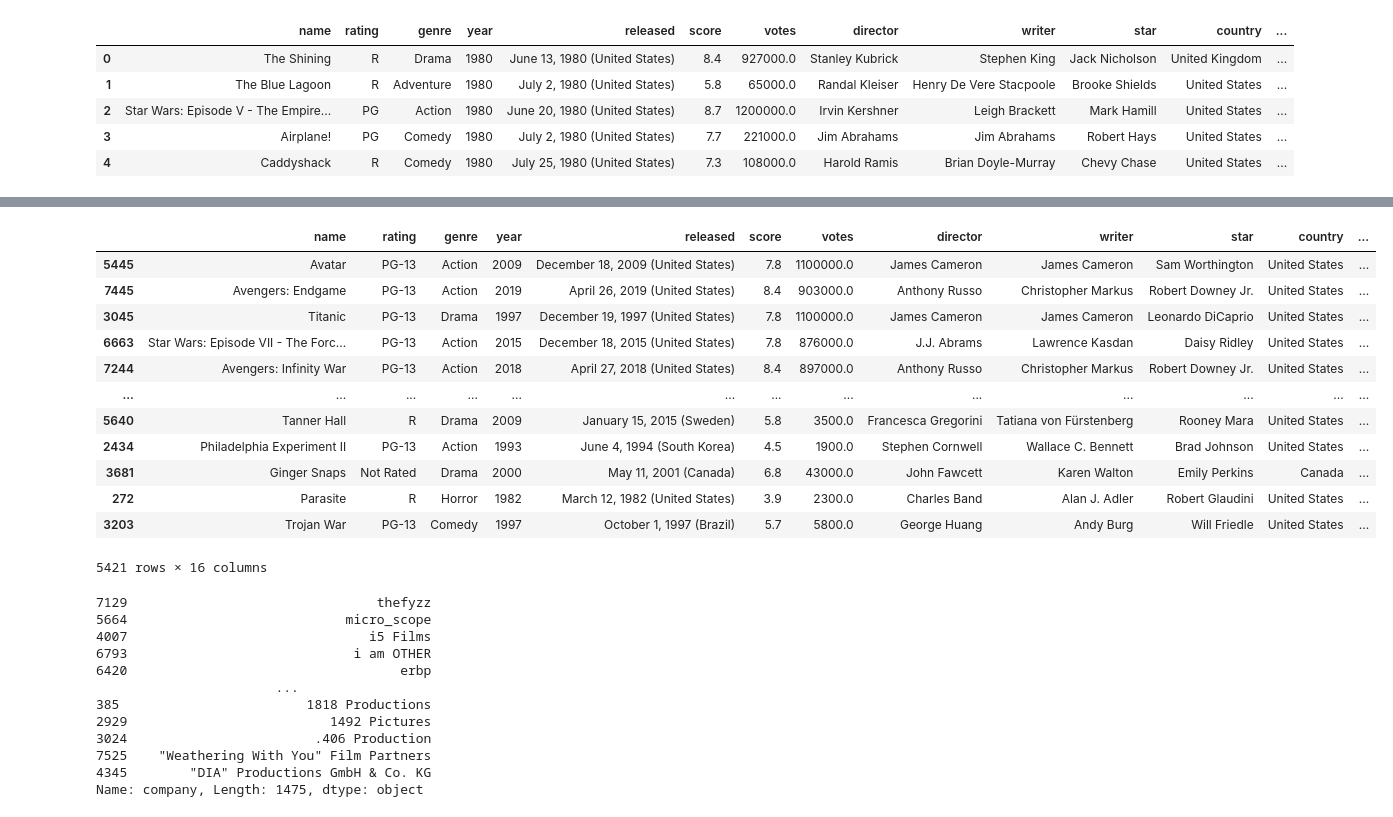
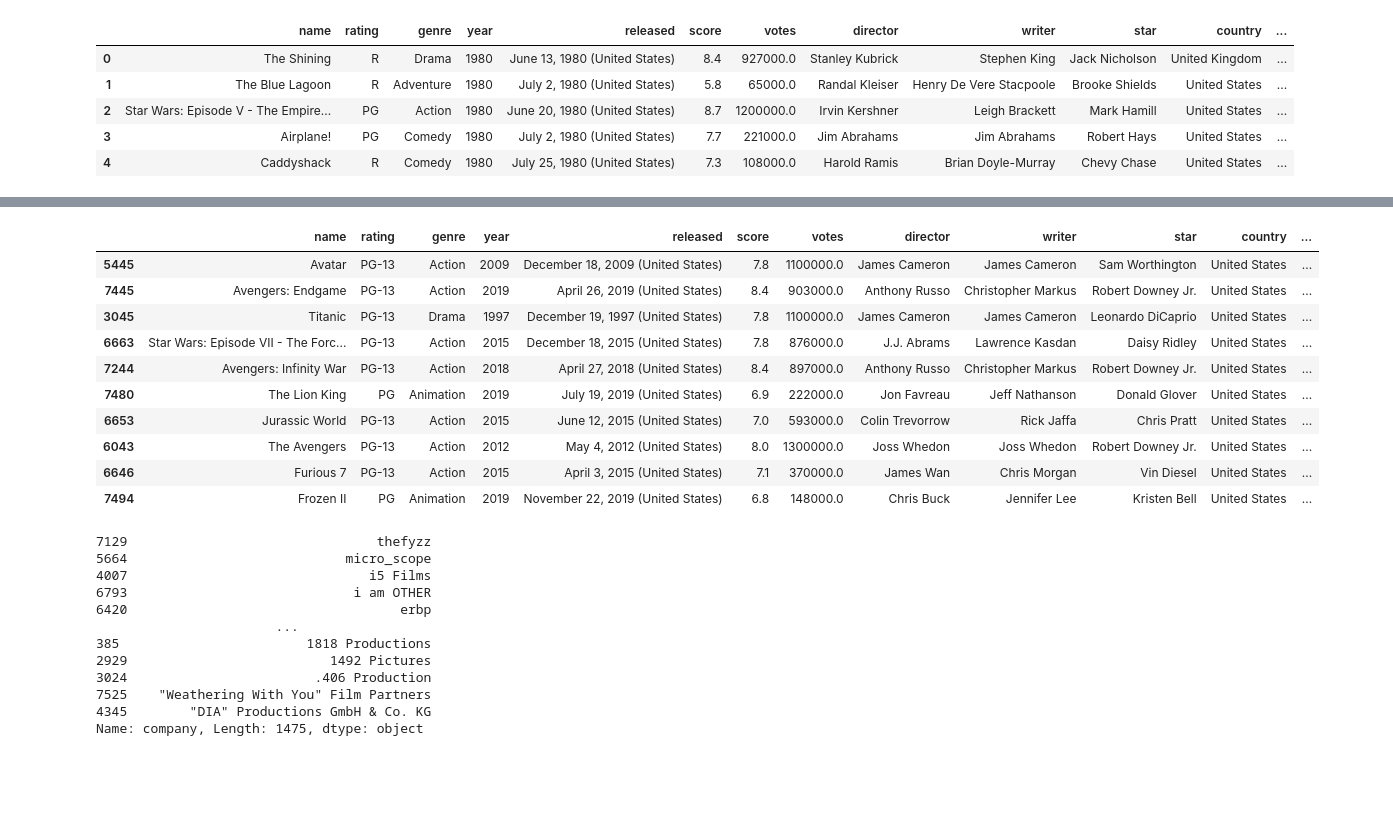
Before and after one commit to eb953/EricBanavong2, a Jupyter notebook: movies.ipynb, the cells around one changed output, grey strips where cells are left out. Cells and saved outputs as stored; diff of their text form; code cells hidden in the pictures; blank space fills up the shorter version.

```diff
--- a/movies.ipynb
+++ b/movies.ipynb
@@ -132,21 +132,21 @@ df.head(25)
 # %%
 # order the values of gross from hightest to lowest
 
-df.sort_values(by=['gross'], inplace=False, ascending=False)
+df = df.sort_values(by=['gross'], inplace=False, ascending=False)
+
+df.head(10)
 # %% [output]
 |  | name | rating | genre | year | released | score | votes | director | writer | star | country | ... |
 | 5445 | Avatar | PG-13 | Action | 2009 | December 18, 2009 (United States) | 7.8 | 1100000.0 | James Cameron | James Cameron | Sam Worthington | United States | ... |
 | 7445 | Avengers: Endgame | PG-13 | Action | 2019 | April 26, 2019 (United States) | 8.4 | 903000.0 | Anthony Russo | Christopher Markus | Robert Downey Jr. | United States | ... |
 | 3045 | Titanic | PG-13 | Drama | 1997 | December 19, 1997 (United States) | 7.8 | 1100000.0 | James Cameron | James Cameron | Leonardo DiCaprio | United States | ... |
 | 6663 | Star Wars: Episode VII - The Forc... | PG-13 | Action | 2015 | December 18, 2015 (United States) | 7.8 | 876000.0 | J.J. Abrams | Lawrence Kasdan | Daisy Ridley | United States | ... |
 | 7244 | Avengers: Infinity War | PG-13 | Action | 2018 | April 27, 2018 (United States) | 8.4 | 897000.0 | Anthony Russo | Christopher Markus | Robert Downey Jr. | United States | ... |
-| ... | ... | ... | ... | ... | ... | ... | ... | ... | ... | ... | ... | ... |
-| 5640 | Tanner Hall | R | Drama | 2009 | January 15, 2015 (Sweden) | 5.8 | 3500.0 | Francesca Gregorini | Tatiana von Fürstenberg | Rooney Mara | United States | ... |
-| 2434 | Philadelphia Experiment II | PG-13 | Action | 1993 | June 4, 1994 (South Korea) | 4.5 | 1900.0 | Stephen Cornwell | Wallace C. Bennett | Brad Johnson | United States | ... |
-| 3681 | Ginger Snaps | Not Rated | Drama | 2000 | May 11, 2001 (Canada) | 6.8 | 43000.0 | John Fawcett | Karen Walton | Emily Perkins | Canada | ... |
-| 272 | Parasite | R | Horror | 1982 | March 12, 1982 (United States) | 3.9 | 2300.0 | Charles Band | Alan J. Adler | Robert Glaudini | United States | ... |
-| 3203 | Trojan War | PG-13 | Comedy | 1997 | October 1, 1997 (Brazil) | 5.7 | 5800.0 | George Huang | Andy Burg | Will Friedle | United States | ... |
+| 7480 | The Lion King | PG | Animation | 2019 | July 19, 2019 (United States) | 6.9 | 222000.0 | Jon Favreau | Jeff Nathanson | Donald Glover | United States | ... |
+| 6653 | Jurassic World | PG-13 | Action | 2015 | June 12, 2015 (United States) | 7.0 | 593000.0 | Colin Trevorrow | Rick Jaffa | Chris Pratt | United States | ... |
+| 6043 | The Avengers | PG-13 | Action | 2012 | May 4, 2012 (United States) | 8.0 | 1300000.0 | Joss Whedon | Joss Whedon | Robert Downey Jr. | United States | ... |
+| 6646 | Furious 7 | PG-13 | Action | 2015 | April 3, 2015 (United States) | 7.1 | 370000.0 | James Wan | Chris Morgan | Vin Diesel | United States | ... |
+| 7494 | Frozen II | PG | Animation | 2019 | November 22, 2019 (United States) | 6.8 | 148000.0 | Chris Buck | Jennifer Lee | Kristen Bell | United States | ... |
-5421 rows × 16 columns
 # %%
 # look at all the data (optional) run below code to view all data
 
```
Also changed, not shown: parts of 2 cells of this notebook.
